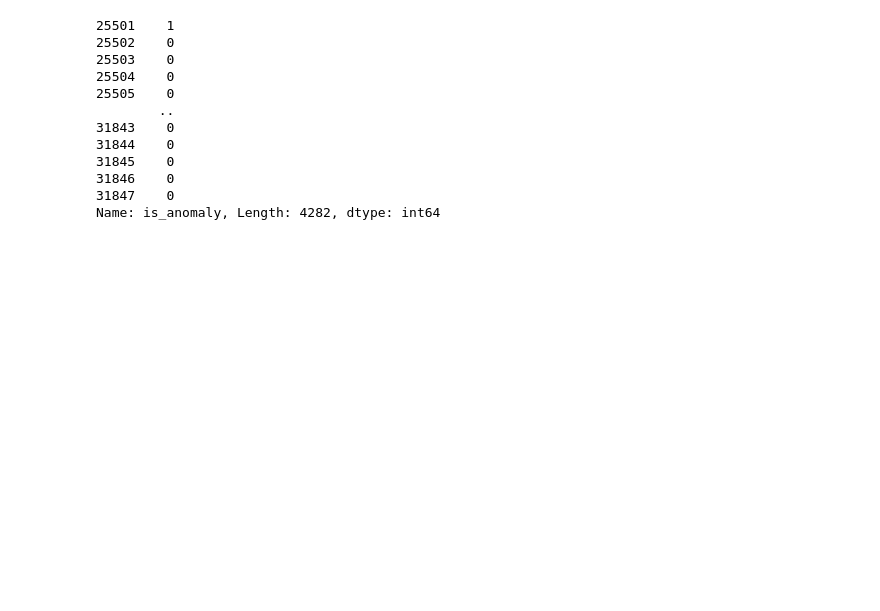
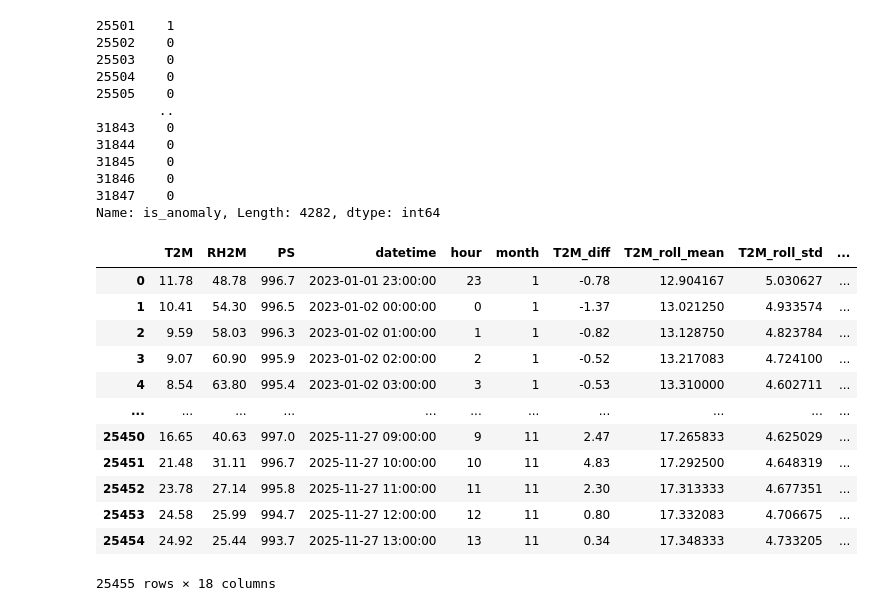
Before and after one commit to himanshu0154/aws-anomally-detection, a Jupyter notebook: ml/06_preprocessing.ipynb.ipynb, the cells around one changed output. Cells and saved outputs as stored; diff of their text form; code cells hidden in the pictures; blank space fills up the shorter version.

```diff
--- a/ml/06_preprocessing.ipynb.ipynb
+++ b/ml/06_preprocessing.ipynb.ipynb
@@ -340,3 +342,19 @@ Name: is_anomaly, Length: 4282, dtype: int64
 # %%
 train_df.to_csv("../data/train_processed.csv", index=False)
 test_ml.to_csv("../data/test_processed.csv", index=False)
+# %%
+train_df
+# %% [output]
+|  | T2M | RH2M | PS | datetime | hour | month | T2M_diff | T2M_roll_mean | T2M_roll_std | ... |
+| 0 | 11.78 | 48.78 | 996.7 | 2023-01-01 23:00:00 | 23 | 1 | -0.78 | 12.904167 | 5.030627 | ... |
+| 1 | 10.41 | 54.30 | 996.5 | 2023-01-02 00:00:00 | 0 | 1 | -1.37 | 13.021250 | 4.933574 | ... |
+| 2 | 9.59 | 58.03 | 996.3 | 2023-01-02 01:00:00 | 1 | 1 | -0.82 | 13.128750 | 4.823784 | ... |
+| 3 | 9.07 | 60.90 | 995.9 | 2023-01-02 02:00:00 | 2 | 1 | -0.52 | 13.217083 | 4.724100 | ... |
+| 4 | 8.54 | 63.80 | 995.4 | 2023-01-02 03:00:00 | 3 | 1 | -0.53 | 13.310000 | 4.602711 | ... |
+| ... | ... | ... | ... | ... | ... | ... | ... | ... | ... | ... |
+| 25450 | 16.65 | 40.63 | 997.0 | 2025-11-27 09:00:00 | 9 | 11 | 2.47 | 17.265833 | 4.625029 | ... |
+| 25451 | 21.48 | 31.11 | 996.7 | 2025-11-27 10:00:00 | 10 | 11 | 4.83 | 17.292500 | 4.648319 | ... |
+| 25452 | 23.78 | 27.14 | 995.8 | 2025-11-27 11:00:00 | 11 | 11 | 2.30 | 17.313333 | 4.677351 | ... |
+| 25453 | 24.58 | 25.99 | 994.7 | 2025-11-27 12:00:00 | 12 | 11 | 0.80 | 17.332083 | 4.706675 | ... |
+| 25454 | 24.92 | 25.44 | 993.7 | 2025-11-27 13:00:00 | 13 | 11 | 0.34 | 17.348333 | 4.733205 | ... |
+25455 rows × 18 columns
```
Also changed, not shown: parts of 1 cell of this notebook, 12 other files.
